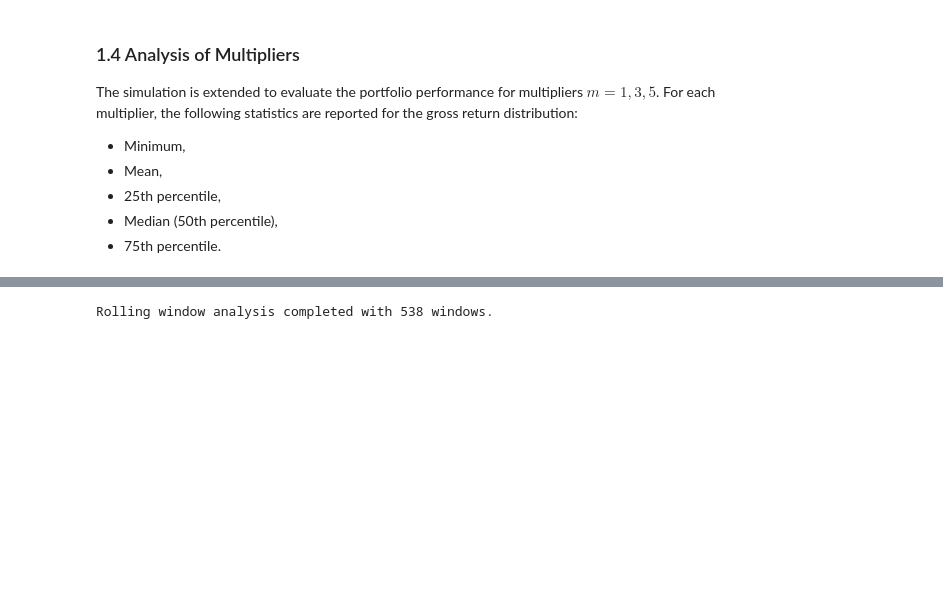
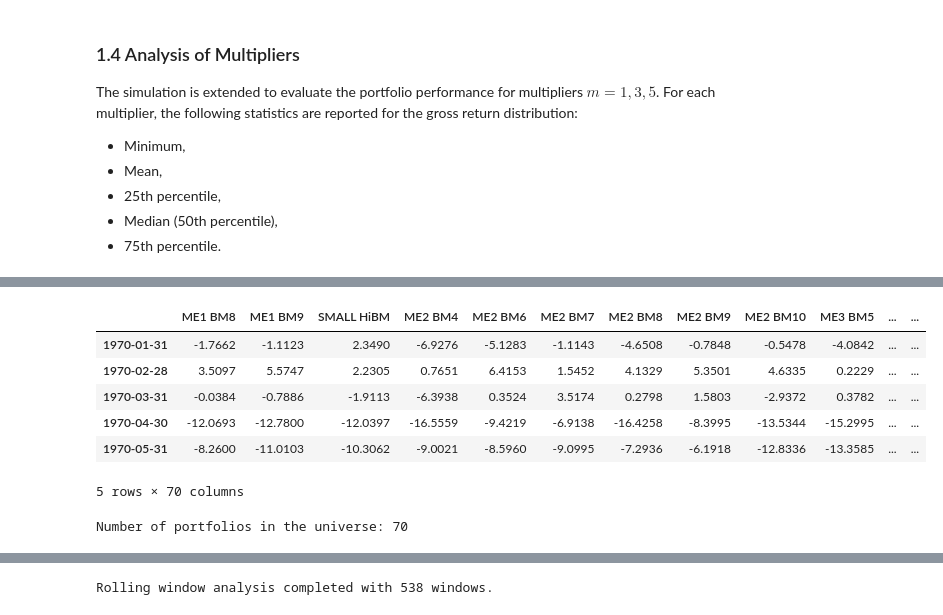
Before and after one commit to zaccheus-lines/CPPI, a Jupyter notebook: empirical_notebook.ipynb, the cells around one changed output, grey strips where cells are left out. Saved outputs shown, nothing was run; the diff lists cells and outputs as text; code cells hidden in the pictures; blank space fills up the shorter version.

```diff
--- a/empirical_notebook.ipynb
+++ b/empirical_notebook.ipynb
@@ -227,0 +228,29 @@ display(data.head())
+# %%
+df_portfolio = (
+    pd.read_csv(
+        'sorted_portfolios.csv',
+        index_col=0,
+        sep=';',
+        skiprows=15,
+        parse_dates=True,
+        dayfirst=True
+    )
+)
+
+df_portfolio = df_portfolio.replace(-99.99, np.nan)
+df_portfolio = df_portfolio.dropna(axis=1)
+df_portfolio = df_portfolio.loc['1970-01':'2024-09']
+
+display(df_portfolio.head())
+
+num_portfolios = df_portfolio.shape[1]
+print(f'Number of portfolios in the universe: {num_portfolios}')
+# %% [output]
+|  | ME1 BM8 | ME1 BM9 | SMALL HiBM | ME2 BM4 | ME2 BM6 | ME2 BM7 | ME2 BM8 | ME2 BM9 | ME2 BM10 | ME3 BM5 | ... | ... |
+| 1970-01-31 | -1.7662 | -1.1123 | 2.3490 | -6.9276 | -5.1283 | -1.1143 | -4.6508 | -0.7848 | -0.5478 | -4.0842 | ... | ... |
+| 1970-02-28 | 3.5097 | 5.5747 | 2.2305 | 0.7651 | 6.4153 | 1.5452 | 4.1329 | 5.3501 | 4.6335 | 0.2229 | ... | ... |
+| 1970-03-31 | -0.0384 | -0.7886 | -1.9113 | -6.3938 | 0.3524 | 3.5174 | 0.2798 | 1.5803 | -2.9372 | 0.3782 | ... | ... |
+| 1970-04-30 | -12.0693 | -12.7800 | -12.0397 | -16.5559 | -9.4219 | -6.9138 | -16.4258 | -8.3995 | -13.5344 | -15.2995 | ... | ... |
+| 1970-05-31 | -8.2600 | -11.0103 | -10.3062 | -9.0021 | -8.5960 | -9.0995 | -7.2936 | -6.1918 | -12.8336 | -13.3585 | ... | ... |
+5 rows × 70 columns
+Number of portfolios in the universe: 70
```
Also changed, not shown: parts of 33 cells of this notebook.
